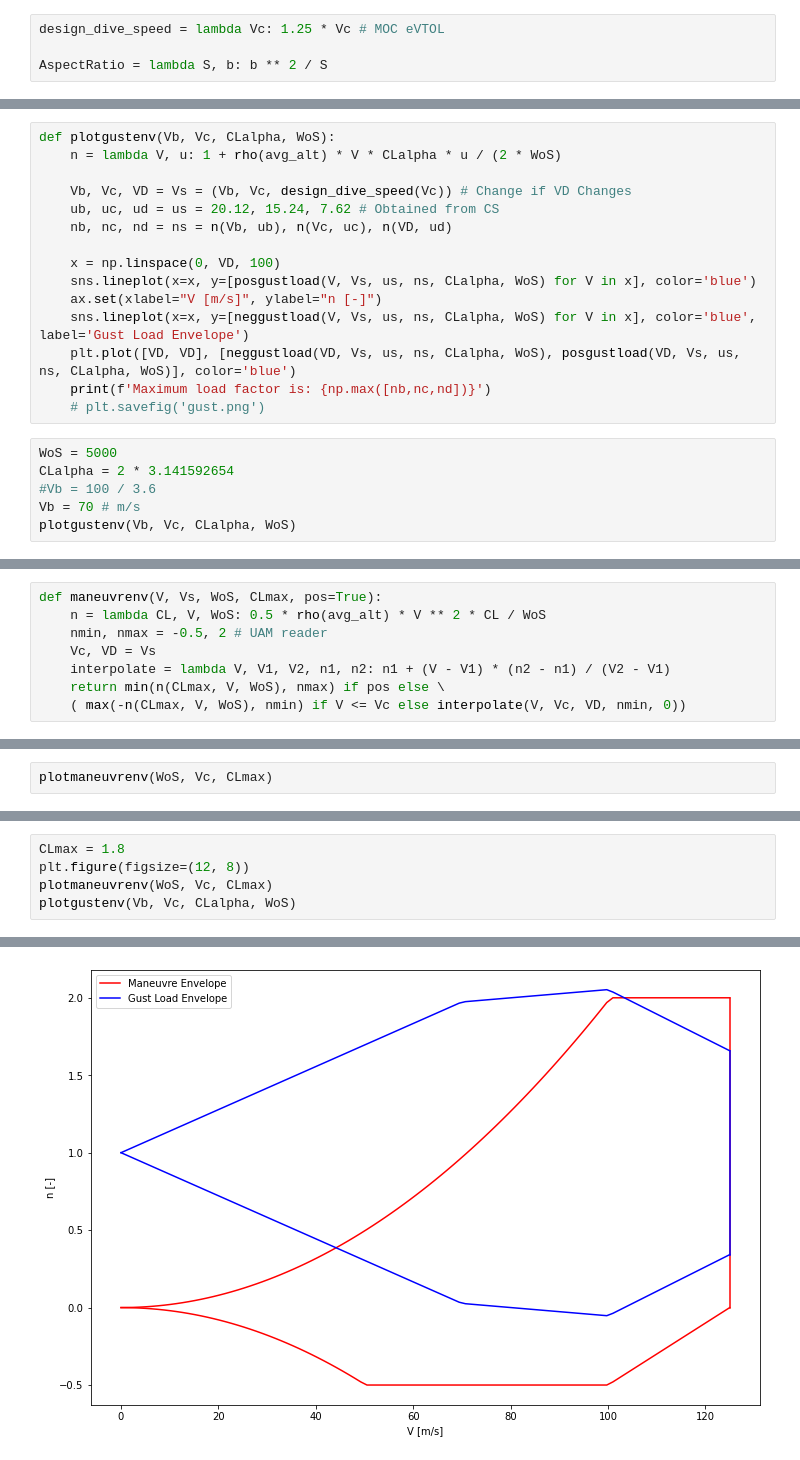
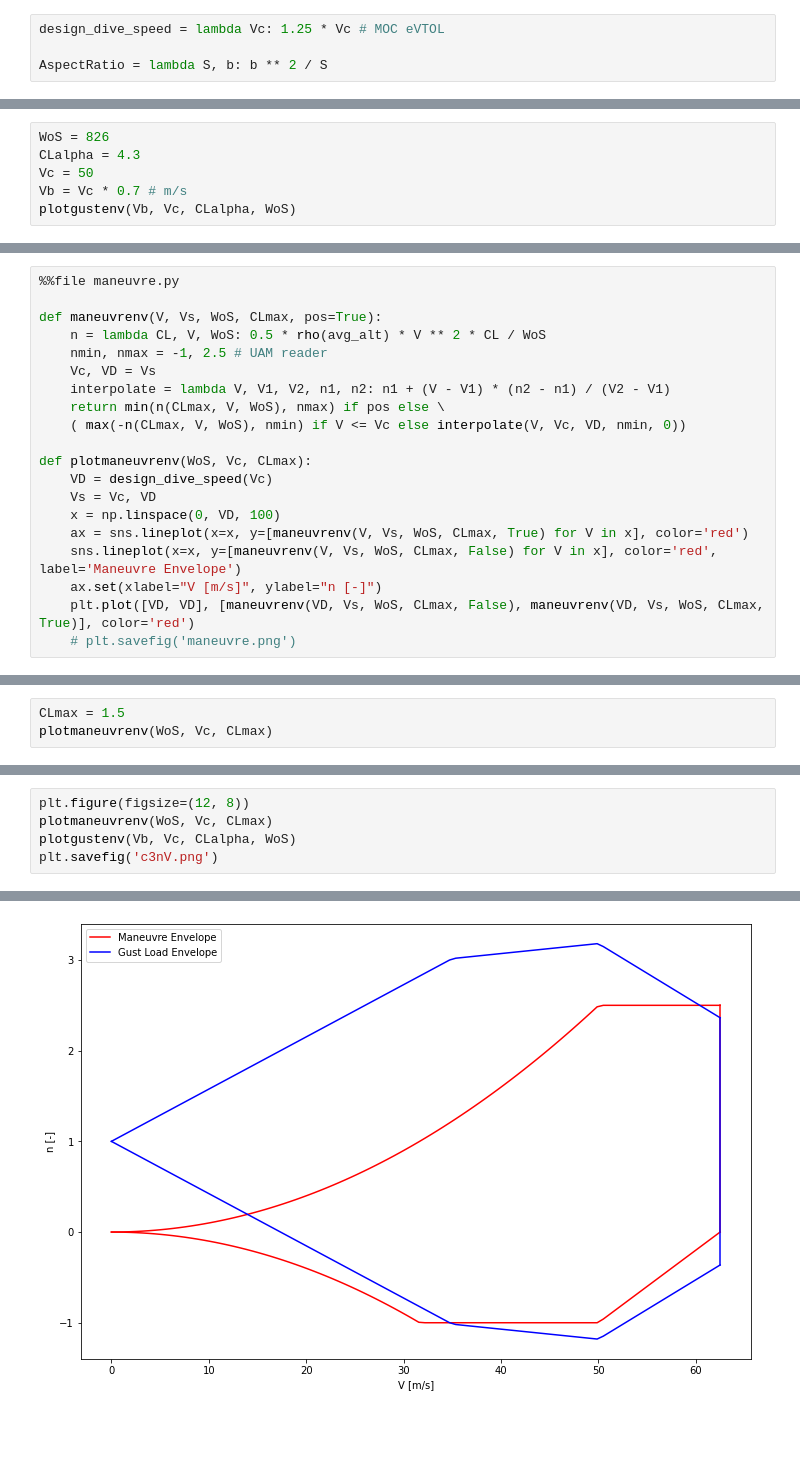
Before and after one commit to dmkeijzer/RBDOWigeon-paper, a Jupyter notebook: Sizing/Prelim_sizing.ipynb, the cells around one changed output, grey strips where cells are left out. Drawn from its saved outputs; the diff is of its cells as text; blank space fills up the shorter version.

```diff
--- a/Sizing/Prelim_sizing.ipynb
+++ b/Sizing/Prelim_sizing.ipynb
@@ -138,22 +157,7 @@ neggustload = lambda V, Vs, us, ns, CLalpha, WoS: 2 - posgustload(V, Vs, us, ns,
-# %%
-def plotgustenv(Vb, Vc, CLalpha, WoS):
-    n = lambda V, u: 1 + rho(avg_alt) * V * CLalpha * u / (2 * WoS)
-
-    Vb, Vc, VD = Vs = (Vb, Vc, design_dive_speed(Vc)) # Change if VD Changes
-    ub, uc, ud = us = 20.12, 15.24, 7.62 # Obtained from CS
-    nb, nc, nd = ns = n(Vb, ub), n(Vc, uc), n(VD, ud)
-
-    x = np.linspace(0, VD, 100)
-    sns.lineplot(x=x, y=[posgustload(V, Vs, us, ns, CLalpha, WoS) for V in x], color='blue')
-    ax.set(xlabel="V [m/s]", ylabel="n [-]")
-    sns.lineplot(x=x, y=[neggustload(V, Vs, us, ns, CLalpha, WoS) for V in x], color='blue', label='Gust Load Envelope')
-    plt.plot([VD, VD], [neggustload(VD, Vs, us, ns, CLalpha, WoS), posgustload(VD, Vs, us, ns, CLalpha, WoS)], color='blue')
-    print(f'Maximum load factor is: {np.max([nb,nc,nd])}')
-    # plt.savefig('gust.png')
 # %%
-WoS = 5000
-CLalpha = 2 * 3.141592654
-#Vb = 100 / 3.6
-Vb = 70 # m/s
+WoS = 826
+CLalpha = 4.3
+Vc = 50
+Vb = Vc * 0.7 # m/s
 plotgustenv(Vb, Vc, CLalpha, WoS)
 # %% [output]
@@ -161,8 +166,20 @@ plotgustenv(Vb, Vc, CLalpha, WoS)
 # %%
+%%file maneuvre.py
+
 def maneuvrenv(V, Vs, WoS, CLmax, pos=True):
     n = lambda CL, V, WoS: 0.5 * rho(avg_alt) * V ** 2 * CL / WoS
-    nmin, nmax = -0.5, 2 # UAM reader
+    nmin, nmax = -1, 2.5 # UAM reader
     Vc, VD = Vs
     interpolate = lambda V, V1, V2, n1, n2: n1 + (V - V1) * (n2 - n1) / (V2 - V1)
     return min(n(CLmax, V, WoS), nmax) if pos else \
     ( max(-n(CLmax, V, WoS), nmin) if V <= Vc else interpolate(V, Vc, VD, nmin, 0))
+
+def plotmaneuvrenv(WoS, Vc, CLmax):
+    VD = design_dive_speed(Vc)
+    Vs = Vc, VD
+    x = np.linspace(0, VD, 100)
+    ax = sns.lineplot(x=x, y=[maneuvrenv(V, Vs, WoS, CLmax, True) for V in x], color='red')
+    sns.lineplot(x=x, y=[maneuvrenv(V, Vs, WoS, CLmax, False) for V in x], color='red', label='Maneuvre Envelope')
+    ax.set(xlabel="V [m/s]", ylabel="n [-]")
+    plt.plot([VD, VD], [maneuvrenv(VD, Vs, WoS, CLmax, False), maneuvrenv(VD, Vs, WoS, CLmax, True)], color='red')
+    # plt.savefig('maneuvre.png')
@@ -179,3 +188,4 @@ def plotmaneuvrenv(WoS, Vc, CLmax):
 # %%
+CLmax = 1.5
 plotmaneuvrenv(WoS, Vc, CLmax)
 # %% [output]
@@ -183,6 +193,6 @@ plotmaneuvrenv(WoS, Vc, CLmax)
 # %%
-CLmax = 1.8
 plt.figure(figsize=(12, 8))
 plotmaneuvrenv(WoS, Vc, CLmax)
 plotgustenv(Vb, Vc, CLalpha, WoS)
+plt.savefig('c3nV.png')
 # %% [output]
@@ -190 +200 @@ Maximum load factor is: 2.052978591667661
-[figure, old version]
+[figure, new version]
```
Also changed, not shown: parts of 6 cells of this notebook, 6 other files.
